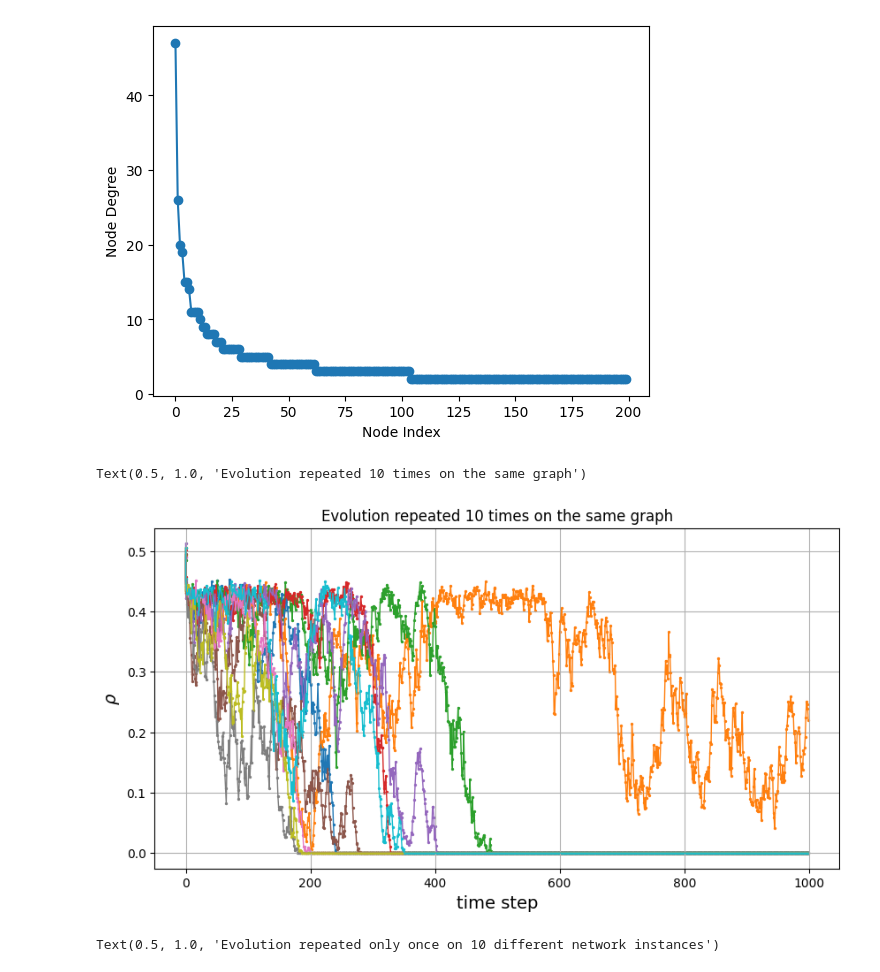
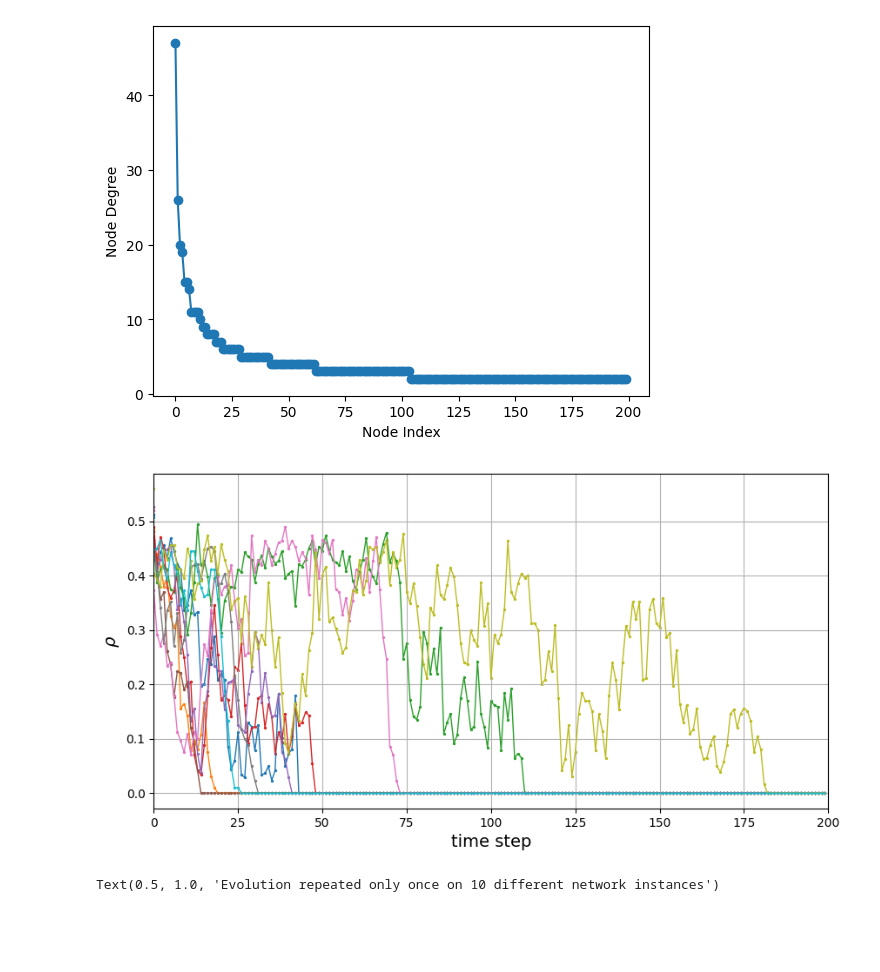
Before and after one commit to miriamzara/ComplexNet_project, a Jupyter notebook: project_28/code/voter.ipynb, the cells around one changed output. Saved outputs shown, nothing was run; the diff lists cells and outputs as text; code cells hidden in the pictures; blank space fills up the shorter version.

```diff
--- a/project_28/code/voter.ipynb
+++ b/project_28/code/voter.ipynb
@@ -34,21 +25,20 @@ def rho(G, state):
         count += different_states_indicator(state[start_node], state[end_node])
     return count/G.size()
 
-def initial_state(num_nodes):
-    states = []
-    for node in range(num_nodes):
-        states.append(random.choice(spins))
-    return states
+def initial_state(num_nodes, spins = spins):
+    return [np.random.choice(spins) for _ in range(num_nodes)]
 
 # ASYNCRONOUS UPDATE: one time step corresponds to
 # updating a number of nodes equal to the network size,
 #  N, so that on average (!) every node is updated once
 def evolution_step(G, state):
     N = G.number_of_nodes()
-    for n in range(N):
-        selected_node = random.choice(range(N))
-        if G.degree(selected_node) > 0:
-            selected_neighbour = random.choice(list(G.neighbors(selected_node)))
+    degrees = {node: G.degree(node) for node in G.nodes}
+    neighbors = {node: list(G.neighbors(node)) for node in G.nodes}
+    selected_nodes = np.random.choice(N, N, replace=True)
+    for selected_node in selected_nodes:
+        if degrees[selected_node] > 0:
+            selected_neighbour = np.random.choice(neighbors[selected_node])
             state[selected_node] = state[selected_neighbour]
     return state
 
@@ -89,32 +79,33 @@ def voter_graph_plot(graph, states, axis):
 Text(0, 0.5, 'Node Degree')
 [figure]
 # %%
-number_of_steps = 1000
-num_nodes = 1000
+number_of_steps = 200
+num_nodes = 100
 mean_degree = 8
-graph = ba_graph(num_nodes, mean_degree)
 n_realizations = 10
 
 fig, ax = plt.subplots(figsize = (10, 5))
 
 for n in range(n_realizations):
     data = []
     state = initial_state(num_nodes)
+    graph = ba_graph(num_nodes, mean_degree)
     data.append({'step': 0, 'rho': rho(graph, state)})
     for t in range(number_of_steps):
         state = evolution_step(graph, state)
         data.append({'step': t, 'rho': rho(graph, state)})
     df = pd.DataFrame(data)
     df.to_csv(f"csv_outputs/BA_instance_{n}.csv")
     ax.plot(df['step'], df['rho'], linewidth = 1, alpha = 1)
     ax.scatter(df['step'], df['rho'], s = 2)
 ax.grid()
 ax.set_ylabel(r"$\rho$", fontsize = 14)
 ax.set_xlabel("time step", fontsize = 14)
-ax.set_title(f"Evolution repeated {n_realizations} times on the same graph")
+ax.set_xlim(0,200)
+#ax.set_title(f"Evolution repeated {n_realizations} times on the same graph")
+plt.savefig("figures/example_evolution.pdf")
 # %% [output]
-Text(0.5, 1.0, 'Evolution repeated 10 times on the same graph')
-[figure, old version]
+[figure, new version]
 # %%
 number_of_steps = 1000
 num_nodes = 1000
```
Also changed, not shown: parts of 7 cells of this notebook, 29 other files.
